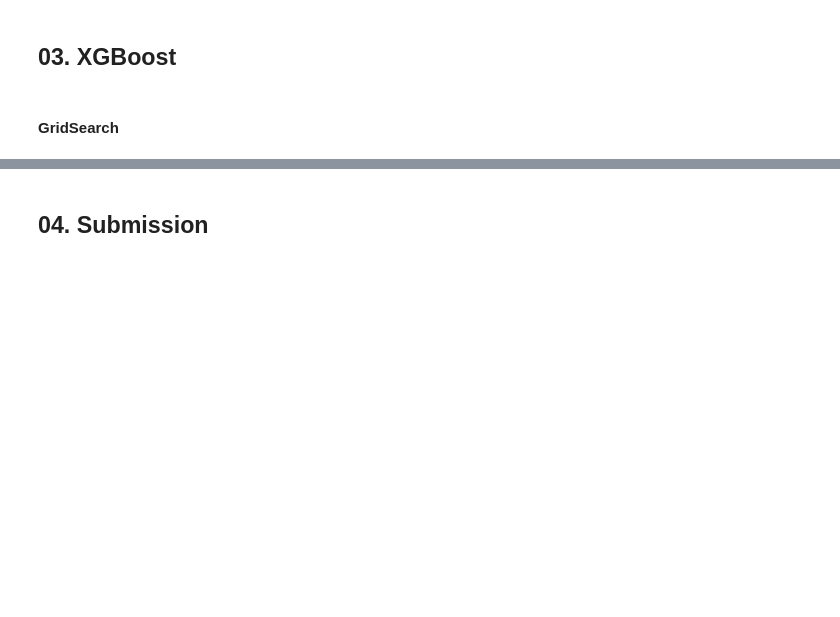
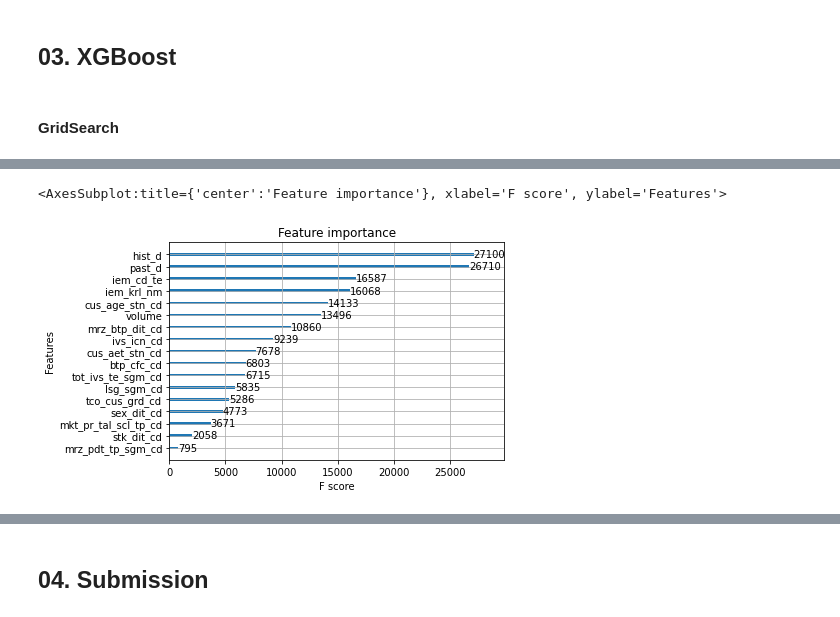
Before and after one commit to nananana-Banana/2021-nh-bigdata-competition, a Jupyter notebook: model/notebooks/xgboost.ipynb, the cells around one changed output, grey strips where cells are left out. Cells and saved outputs as stored; diff of their text form; code cells hidden in the pictures; blank space fills up the shorter version.

```diff
--- a/model/notebooks/xgboost.ipynb
+++ b/model/notebooks/xgboost.ipynb
@@ -248,0 +285,2 @@ test_df.head()
+# %%
+train_df['iem_cd_te'] = target_encoder.transform(train_df['iem_cd'], train_df['hold_d'])
@@ -342,3 +461,8 @@ GridSearchCV(cv=2,
+# %%
+xgb.plot_importance(model)
+# %% [output]
+<AxesSubplot:title={'center':'Feature importance'}, xlabel='F score', ylabel='Features'>
+[figure, added]
 # %%
 xgb_grid.score(X_train, y_train)
 # %% [output]
```
Also changed, not shown: parts of 41 cells of this notebook.
